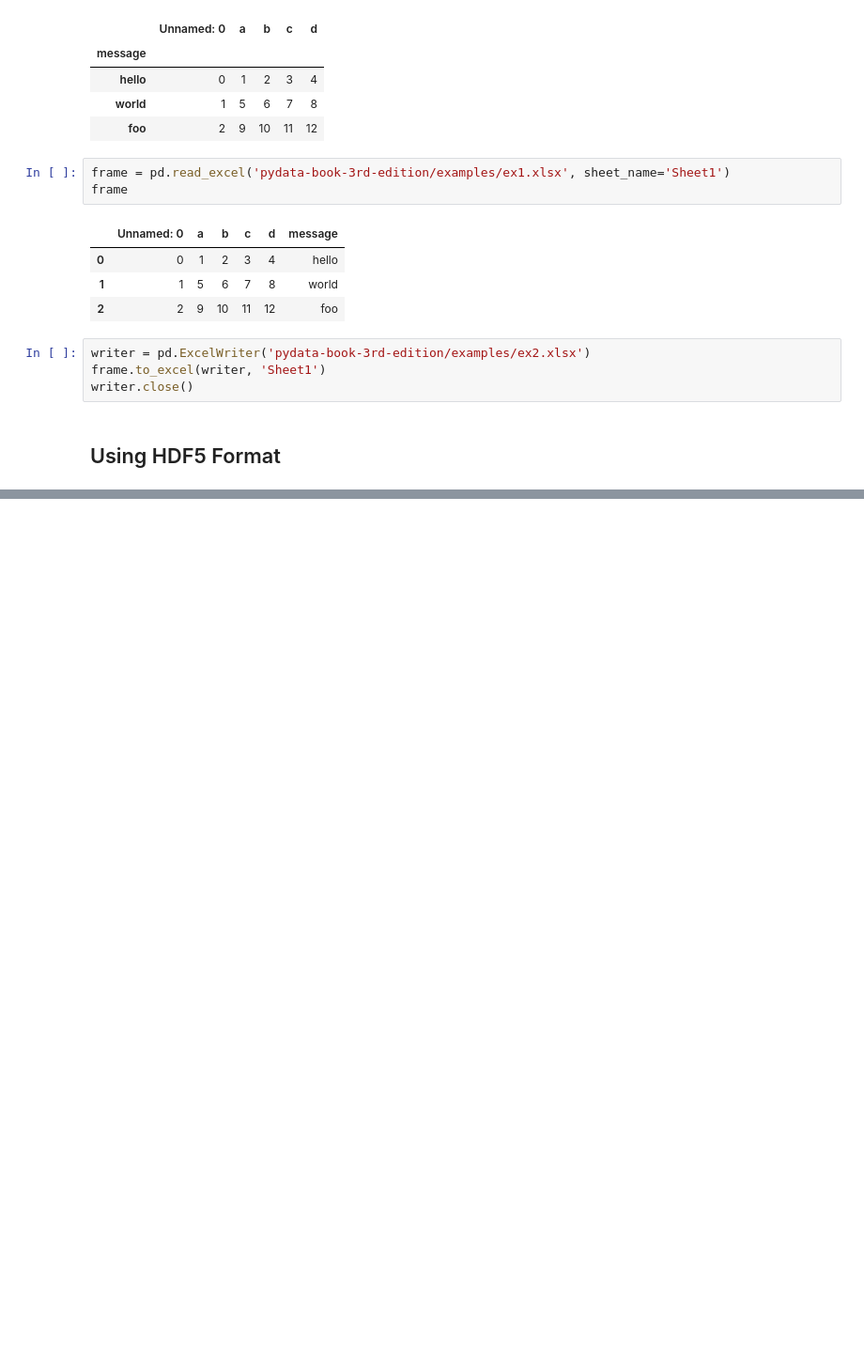
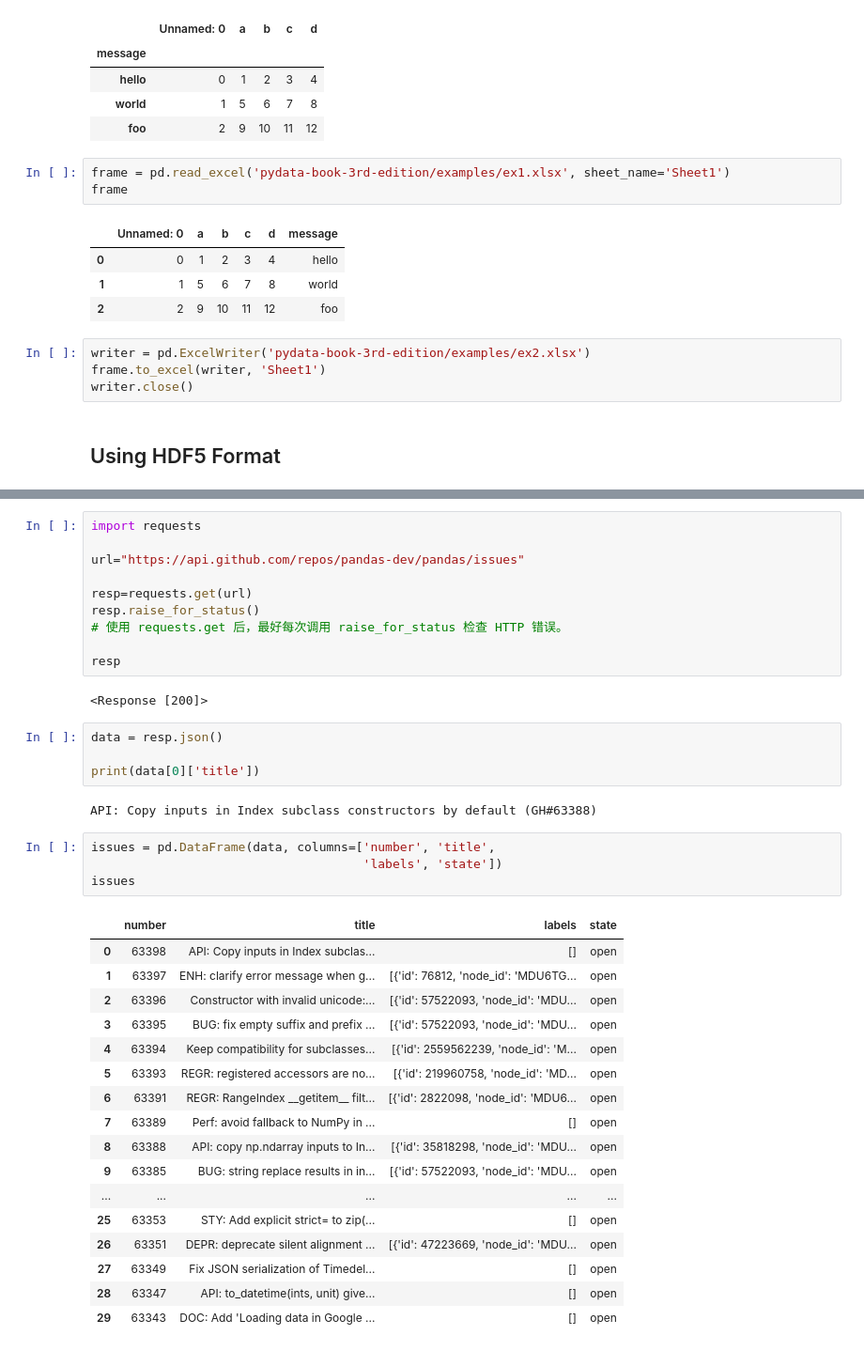
Before and after one commit to d0m999/python-basics-for-quant-trading, a Jupyter notebook: pydata-study/6-data-loading-storage-file-formats.ipynb, the cells around one changed output, grey strips where cells are left out. Shown at 94% size. Saved outputs shown, nothing was run; the diff lists cells and outputs as text; blank space fills up the shorter version.

```diff
--- a/pydata-study/6-data-loading-storage-file-formats.ipynb
+++ b/pydata-study/6-data-loading-storage-file-formats.ipynb
@@ -737,0 +927,40 @@ writer.close()
+# %%
+import requests
+
+url="https://api.github.com/repos/pandas-dev/pandas/issues"
+
+resp=requests.get(url)
+resp.raise_for_status()
+# 使用 requests.get 后，最好每次调用 raise_for_status 检查 HTTP 错误。
+
+resp
+# %% [output]
+<Response [200]>
+# %%
+data = resp.json()
+
+print(data[0]['title'])
+# %% [output]
+API: Copy inputs in Index subclass constructors by default (GH#63388)
+# %%
+issues = pd.DataFrame(data, columns=['number', 'title',
+                                     'labels', 'state'])
+issues
+# %% [output]
+|  | number | title | labels | state |
+| 0 | 63398 | API: Copy inputs in Index subclas... | [] | open |
+| 1 | 63397 | ENH: clarify error message when g... | [{'id': 76812, 'node_id': 'MDU6TG... | open |
+| 2 | 63396 | Constructor with invalid unicode:... | [{'id': 57522093, 'node_id': 'MDU... | open |
+| 3 | 63395 | BUG: fix empty suffix and prefix ... | [{'id': 57522093, 'node_id': 'MDU... | open |
+| 4 | 63394 | Keep compatibility for subclasses... | [{'id': 2559562239, 'node_id': 'M... | open |
+| 5 | 63393 | REGR: registered accessors are no... | [{'id': 219960758, 'node_id': 'MD... | open |
+| 6 | 63391 | REGR: RangeIndex __getitem__ filt... | [{'id': 2822098, 'node_id': 'MDU6... | open |
+| 7 | 63389 | Perf: avoid fallback to NumPy in ... | [] | open |
+| 8 | 63388 | API: copy np.ndarray inputs to In... | [{'id': 35818298, 'node_id': 'MDU... | open |
+| 9 | 63385 | BUG: string replace results in in... | [{'id': 57522093, 'node_id': 'MDU... | open |
+| ... | ... | ... | ... | ... |
+| 25 | 63353 | STY: Add explicit strict= to zip(... | [] | open |
+| 26 | 63351 | DEPR: deprecate silent alignment ... | [{'id': 47223669, 'node_id': 'MDU... | open |
+| 27 | 63349 | Fix JSON serialization of Timedel... | [] | open |
+| 28 | 63347 | API: to_datetime(ints, unit) give... | [] | open |
+| 29 | 63343 | DOC: Add 'Loading data in Google ... | [] | open |
```
Also changed, not shown: parts of 16 cells of this notebook, 2 other files.
